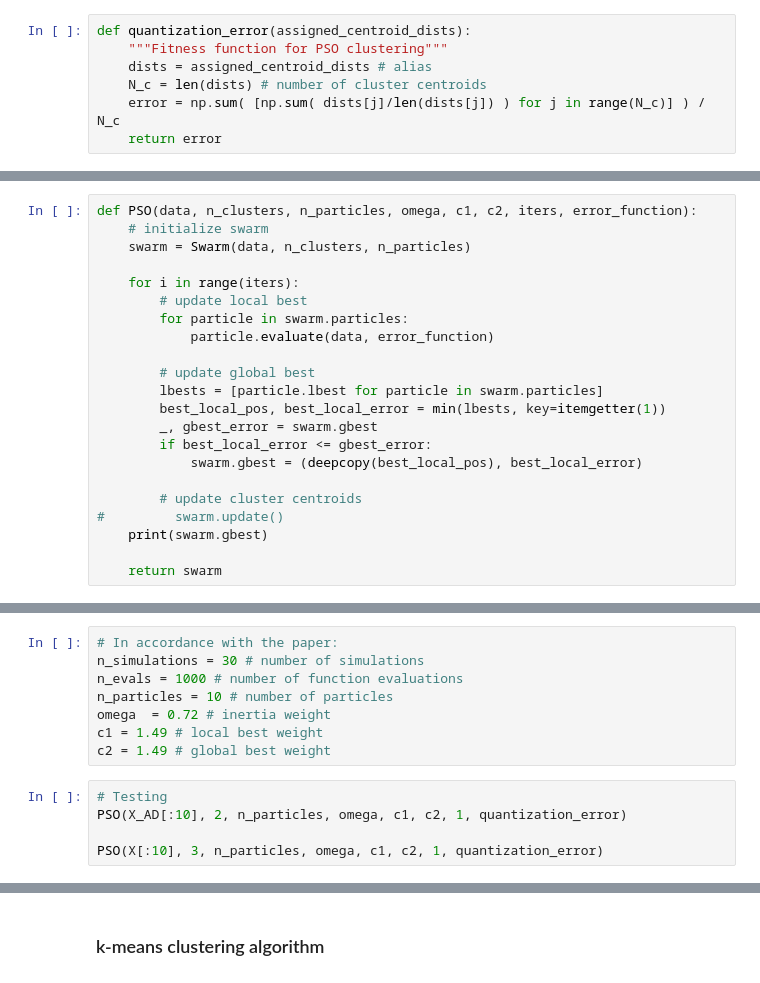
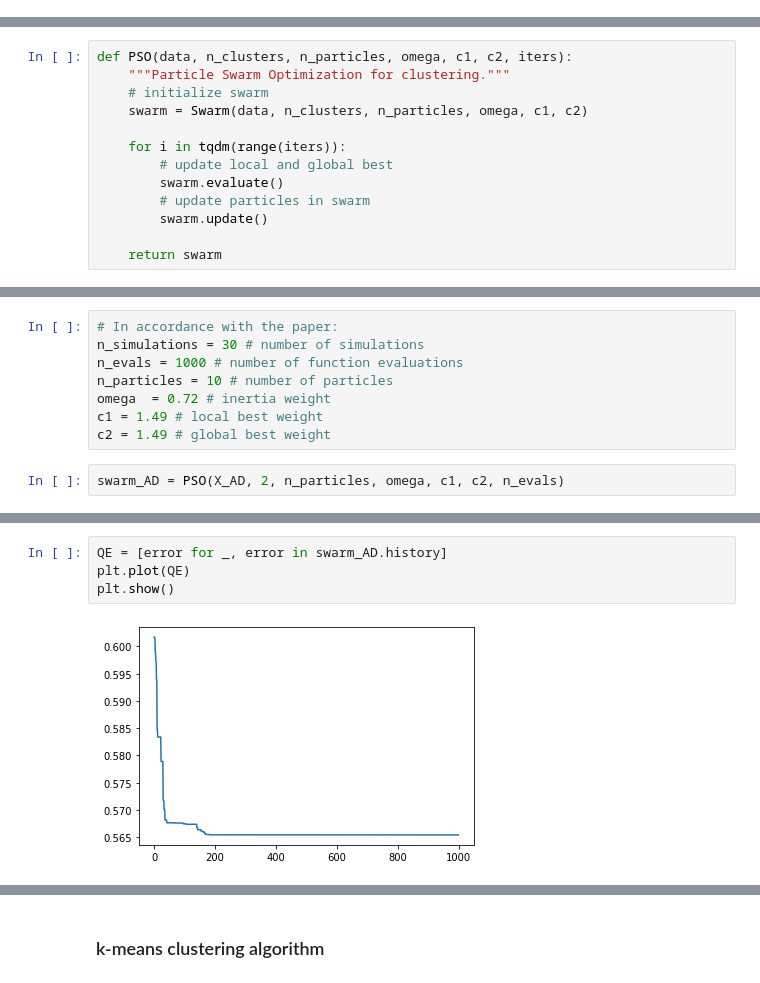
Before and after one commit to rusane/natural-computing, a Jupyter notebook: Swarm Intelligence/Exercise 3.ipynb, the cells around one changed output, grey strips where cells are left out. Cells and saved outputs as stored; diff of their text form.

Commit message:
SI: ex3 finish PSO cluster algorithm

```diff
--- a/Swarm Intelligence/Exercise 3.ipynb
+++ b/Swarm Intelligence/Exercise 3.ipynb
@@ -99,10 +99,3 @@ Quality is measured according to the following three criteria (according to the
 - the quantization error
 - the intra-cluster distances, i.e. the distance between data vectors within a cluster, where the objective is to minimize the intra-cluster distances
 - the inter-clus!er distances, i.e. the distance between the centroids of the clusters, where the objective is to maximize the distance between clusters
-# %%
-def quantization_error(assigned_centroid_dists):
-    """Fitness function for PSO clustering"""
-    dists = assigned_centroid_dists # alias
-    N_c = len(dists) # number of cluster centroids
-    error = np.sum( [np.sum( dists[j]/len(dists[j]) ) for j in range(N_c)] ) / N_c
-    return error
@@ -162,23 +230,14 @@ class Swarm:
 # %%
-def PSO(data, n_clusters, n_particles, omega, c1, c2, iters, error_function):
+def PSO(data, n_clusters, n_particles, omega, c1, c2, iters):
+    """Particle Swarm Optimization for clustering."""
     # initialize swarm
-    swarm = Swarm(data, n_clusters, n_particles)
+    swarm = Swarm(data, n_clusters, n_particles, omega, c1, c2)
 
-    for i in range(iters):
-        # update local best
-        for particle in swarm.particles:
-            particle.evaluate(data, error_function)
-
-        # update global best
-        lbests = [particle.lbest for particle in swarm.particles]
-        best_local_pos, best_local_error = min(lbests, key=itemgetter(1))
-        _, gbest_error = swarm.gbest
-        if best_local_error <= gbest_error:
-            swarm.gbest = (deepcopy(best_local_pos), best_local_error)
-
-        # update cluster centroids
-#         swarm.update()
-    print(swarm.gbest)
+    for i in tqdm(range(iters)):
+        # update local and global best
+        swarm.evaluate()
+        # update particles in swarm
+        swarm.update()
 
     return swarm
 # %% [markdown]
@@ -192,7 +251,4 @@ omega  = 0.72 # inertia weight
 c1 = 1.49 # local best weight
 c2 = 1.49 # global best weight
 # %%
-# Testing
-PSO(X_AD[:10], 2, n_particles, omega, c1, c2, 1, quantization_error)
-
-PSO(X[:10], 3, n_particles, omega, c1, c2, 1, quantization_error)
+swarm_AD = PSO(X_AD, 2, n_particles, omega, c1, c2, n_evals)
@@ -202,0 +255,6 @@ PSO(X[:10], 3, n_particles, omega, c1, c2, 1, quantization_error)
+# %%
+QE = [error for _, error in swarm_AD.history]
+plt.plot(QE)
+plt.show()
+# %% [output]
+[figure, added]
```
Also changed, not shown: parts of 15 cells of this notebook.
